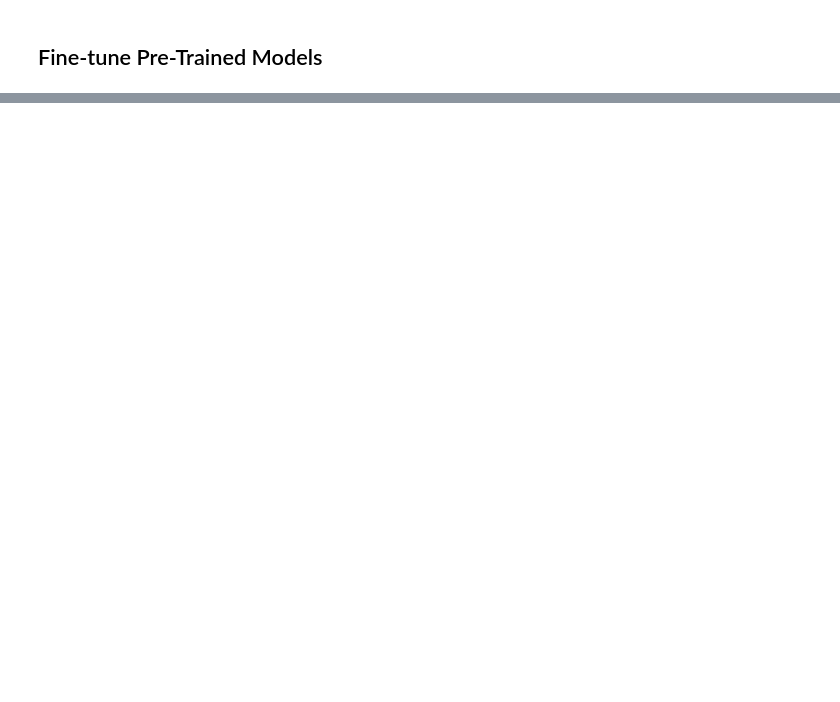
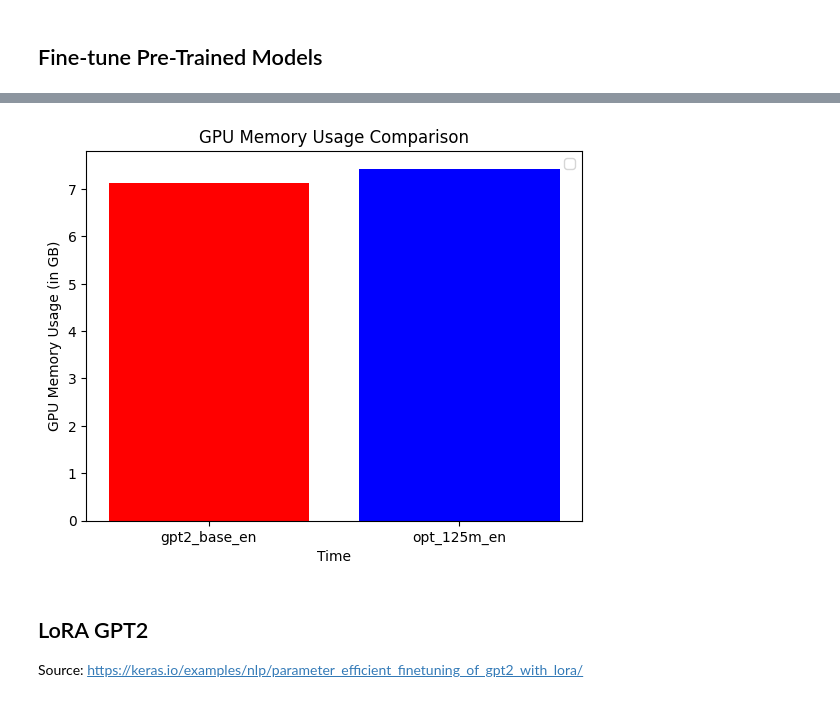
Before and after one commit to dscer/Codeathon_3, a Jupyter notebook: ybt7qf_codeathon_3.ipynb, the cells around one changed output, grey strips where cells are left out. Saved outputs shown, nothing was run; the diff lists cells and outputs as text; code cells hidden in the pictures; blank space fills up the shorter version.

```diff
--- a/ybt7qf_codeathon_3.ipynb
+++ b/ybt7qf_codeathon_3.ipynb
@@ -481,0 +461,4 @@ for model_name in model_list:
+# %%
+plot_memory_use(gpt2_model_list + opt_model_list,
+                gpt2_memory_use | opt_memory_use)
+# %% [output]
@@ -481,0 +466,4 @@ for model_name in model_list:
+[figure, added]
+# %% [markdown]
+## LoRA GPT2
+Source: https://keras.io/examples/nlp/parameter_efficient_finetuning_of_gpt2_with_lora/
```
Also changed, not shown: parts of 43 cells of this notebook.
